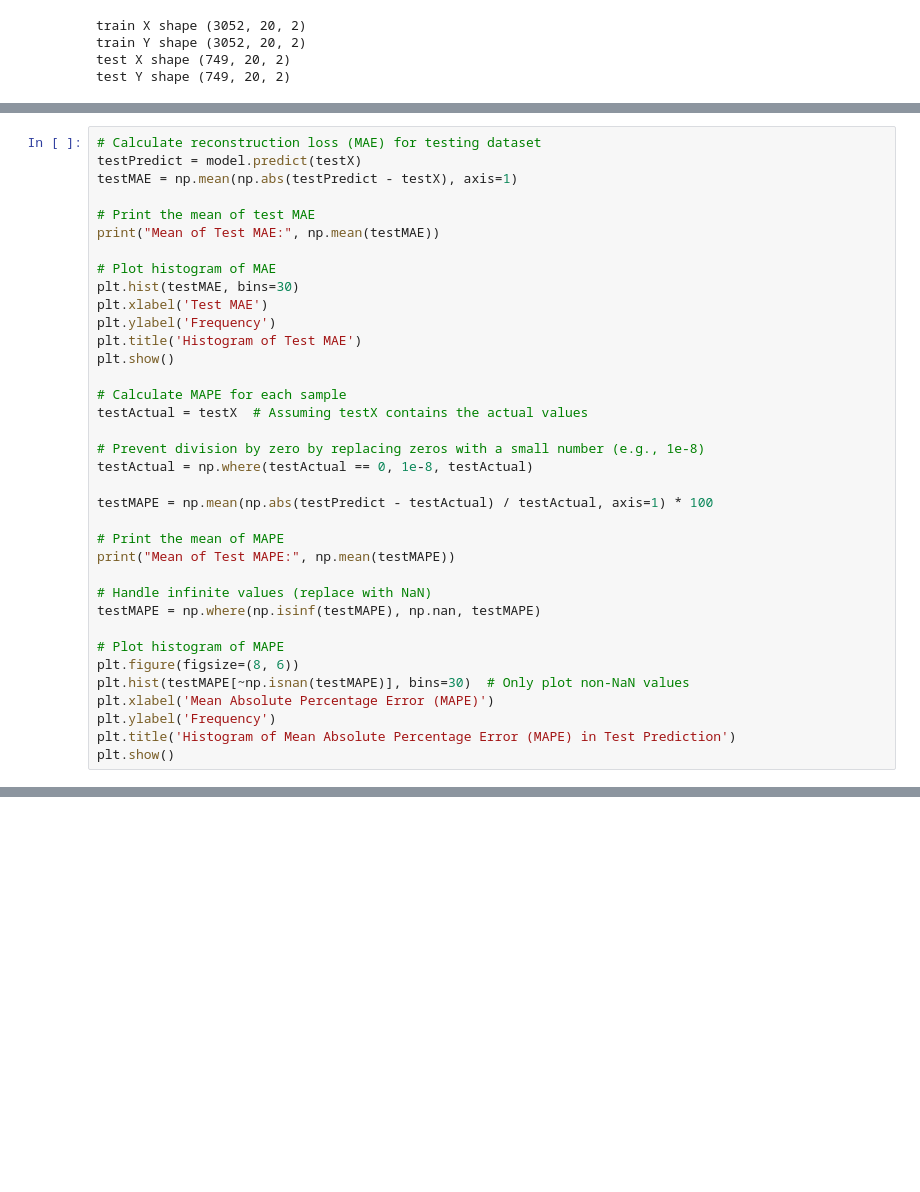
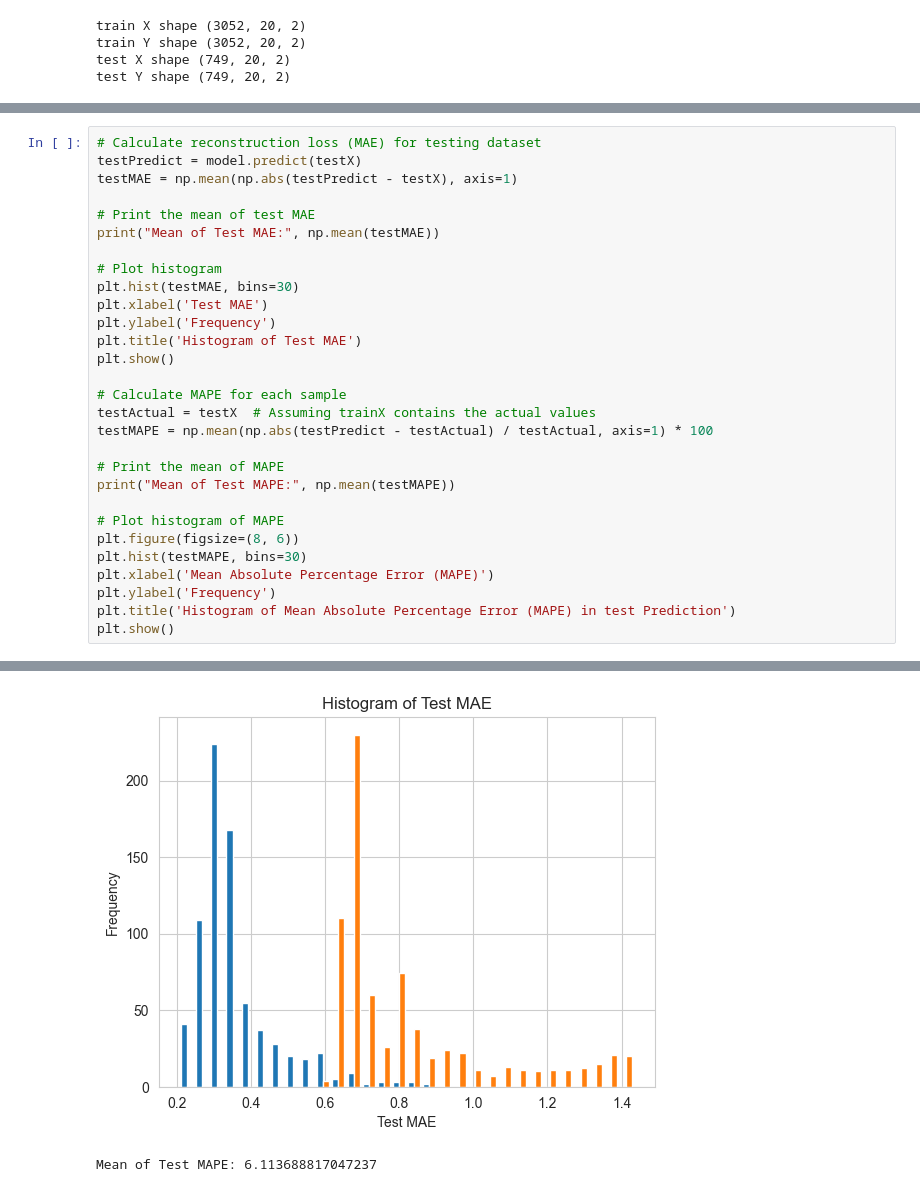
Before and after one commit to DECSResearch/Attack-Classification---Metrics-based, a Jupyter notebook: data analysis.ipynb, the cells around one changed output, grey strips where cells are left out. Cells and saved outputs as stored; diff of their text form; blank space fills up the shorter version.

```diff
--- a/data analysis.ipynb
+++ b/data analysis.ipynb
@@ -360,7 +389,7 @@ testMAE = np.mean(np.abs(testPredict - testX), axis=1)
 # Print the mean of test MAE
 print("Mean of Test MAE:", np.mean(testMAE))
 
-# Plot histogram of MAE
+# Plot histogram
 plt.hist(testMAE, bins=30)
 plt.xlabel('Test MAE')
 plt.ylabel('Frequency')
@@ -368,23 +397,17 @@ plt.title('Histogram of Test MAE')
 plt.show()
 
 # Calculate MAPE for each sample
-testActual = testX  # Assuming testX contains the actual values
-
-# Prevent division by zero by replacing zeros with a small number (e.g., 1e-8)
-testActual = np.where(testActual == 0, 1e-8, testActual)
-
+testActual = testX  # Assuming trainX contains the actual values
 testMAPE = np.mean(np.abs(testPredict - testActual) / testActual, axis=1) * 100
 
 # Print the mean of MAPE
 print("Mean of Test MAPE:", np.mean(testMAPE))
 
-# Handle infinite values (replace with NaN)
-testMAPE = np.where(np.isinf(testMAPE), np.nan, testMAPE)
-
 # Plot histogram of MAPE
 plt.figure(figsize=(8, 6))
-plt.hist(testMAPE[~np.isnan(testMAPE)], bins=30)  # Only plot non-NaN values
+plt.hist(testMAPE, bins=30)
 plt.xlabel('Mean Absolute Percentage Error (MAPE)')
 plt.ylabel('Frequency')
-plt.title('Histogram of Mean Absolute Percentage Error (MAPE) in Test Prediction')
+plt.title('Histogram of Mean Absolute Percentage Error (MAPE) in test Prediction')
 plt.show()
+# %% [output]
@@ -390,0 +416,2 @@ plt.show()
+[figure, added]
+Mean of Test MAPE: 6.113688817047237
```
Also changed, not shown: parts of 10 cells of this notebook, 1 other file.
